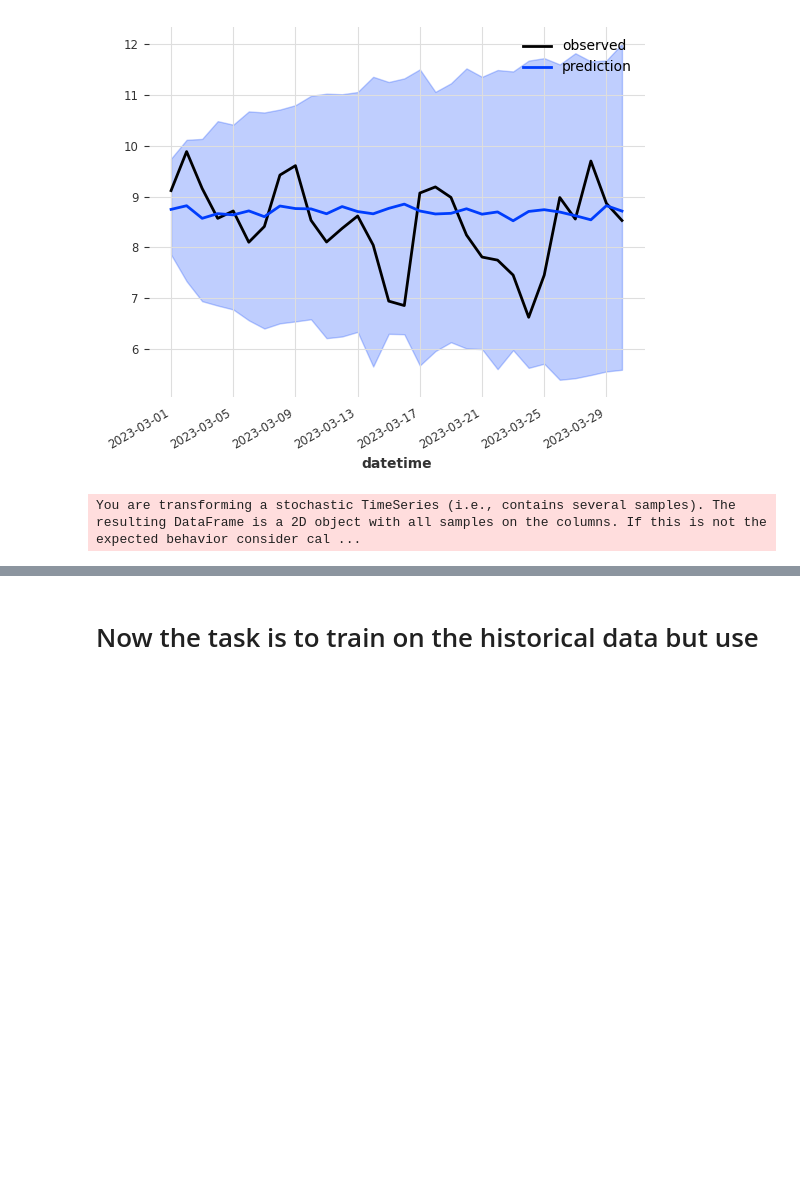
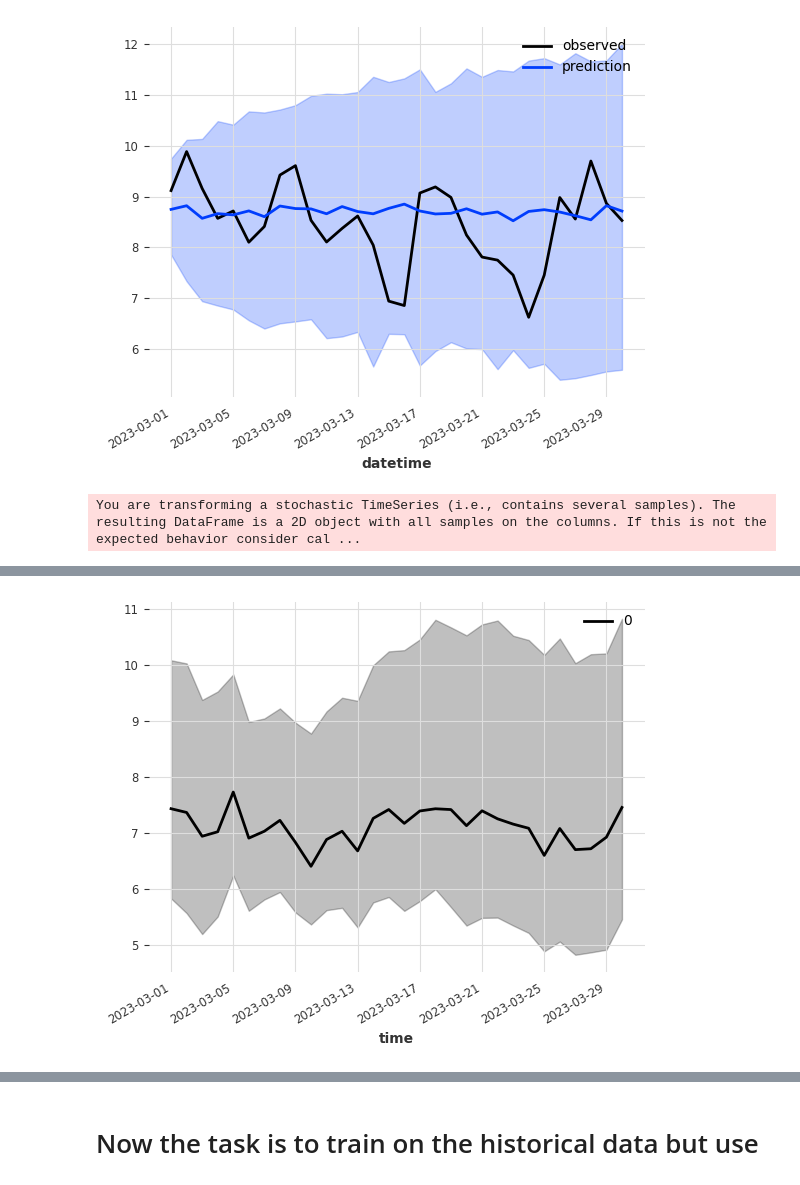
Before and after one commit to boettiger-lab/neon4cast-darts-submit, a Jupyter notebook: scoring_exploration.ipynb, the cells around one changed output, grey strips where cells are left out. Cells and saved outputs as stored; diff of their text form; code cells hidden in the pictures; blank space fills up the shorter version.

Commit message:
Need to clean this notebook up; TFT plus historicals did not meet expectations

```diff
--- a/scoring_exploration.ipynb
+++ b/scoring_exploration.ipynb
@@ -763,0 +978,9 @@ You are transforming a stochastic TimeSeries (i.e., contains several samples). T
+# %%
+historical_model = HistoricalForecaster(data_preprocessor=data_preprocessor,
+                          output_csv_name="historical_forecaster_output.csv",
+                          validation_split_date="2023-03-02",
+                          forecast_horizon=30,
+                          site_id="ARIK",
+                          target_variable="oxygen")
+
+historical_model.get_residuals()
@@ -763,0 +1000,9 @@ You are transforming a stochastic TimeSeries (i.e., contains several samples). T
+# %%
+tft_residual =  ResidualForecasterDartsTFT(residuals = historical_model.residuals,
+                 output_csv_name="tft_residuals.csv",
+                 validation_split_date="2023-03-01", #YYYY-MM-DD
+                 tune_model=False,
+                 forecast_horizon=30
+                 )
+tft_residual.tune()
+tft_residual.make_residual_forecasts()
@@ -763,0 +1029,11 @@ You are transforming a stochastic TimeSeries (i.e., contains several samples). T
+# %%
+def stack_ts(timeseries, n_samples=500):
+    output = timeseries.copy()
+    for i in range(n_samples-1):
+        output = output.concatenate(timeseries, axis=2)
+    return output
+# %%
+x = stack_ts(_record_dict['ARIK']['oxygen']['historical'].median(), 500)
+(x + tft_residual.predictions).plot()
+# %% [output]
+[figure, added]
```
Also changed, not shown: parts of 9 cells of this notebook.
